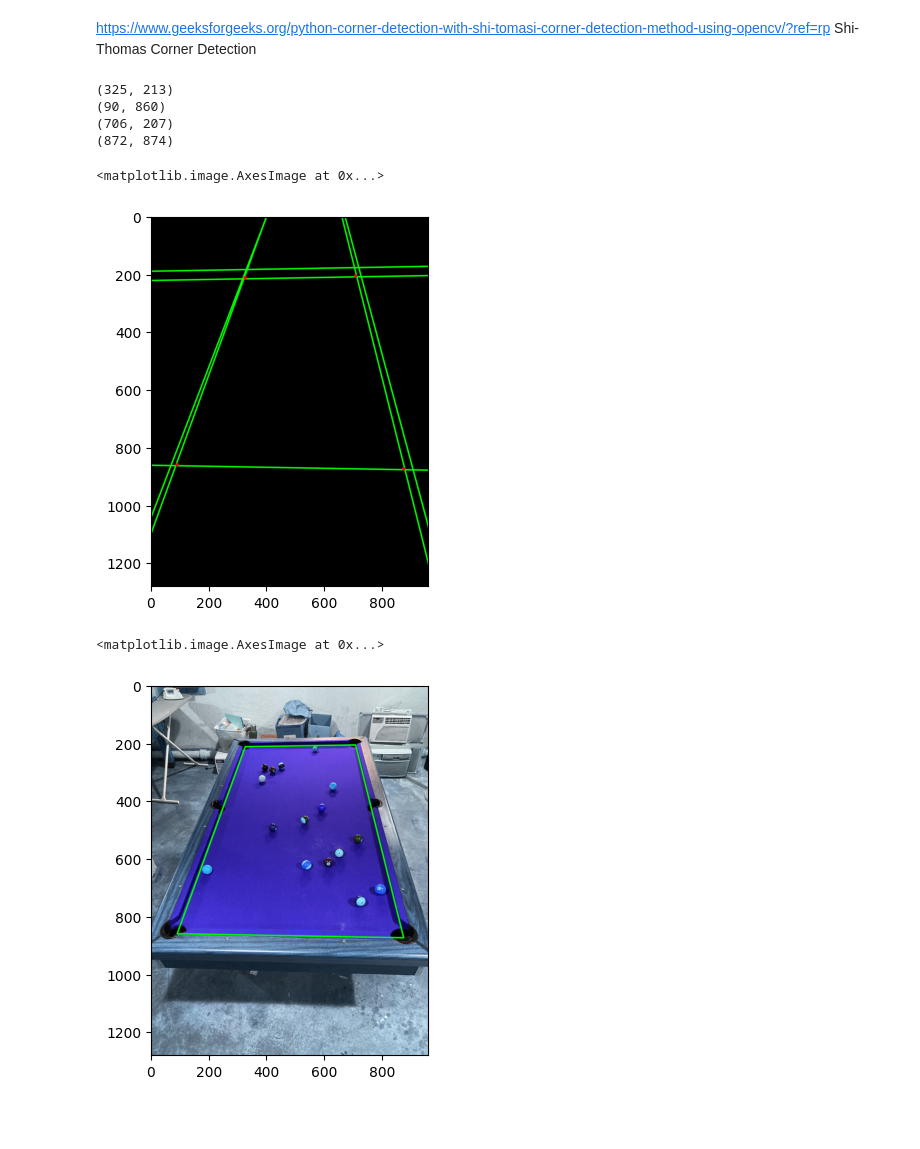
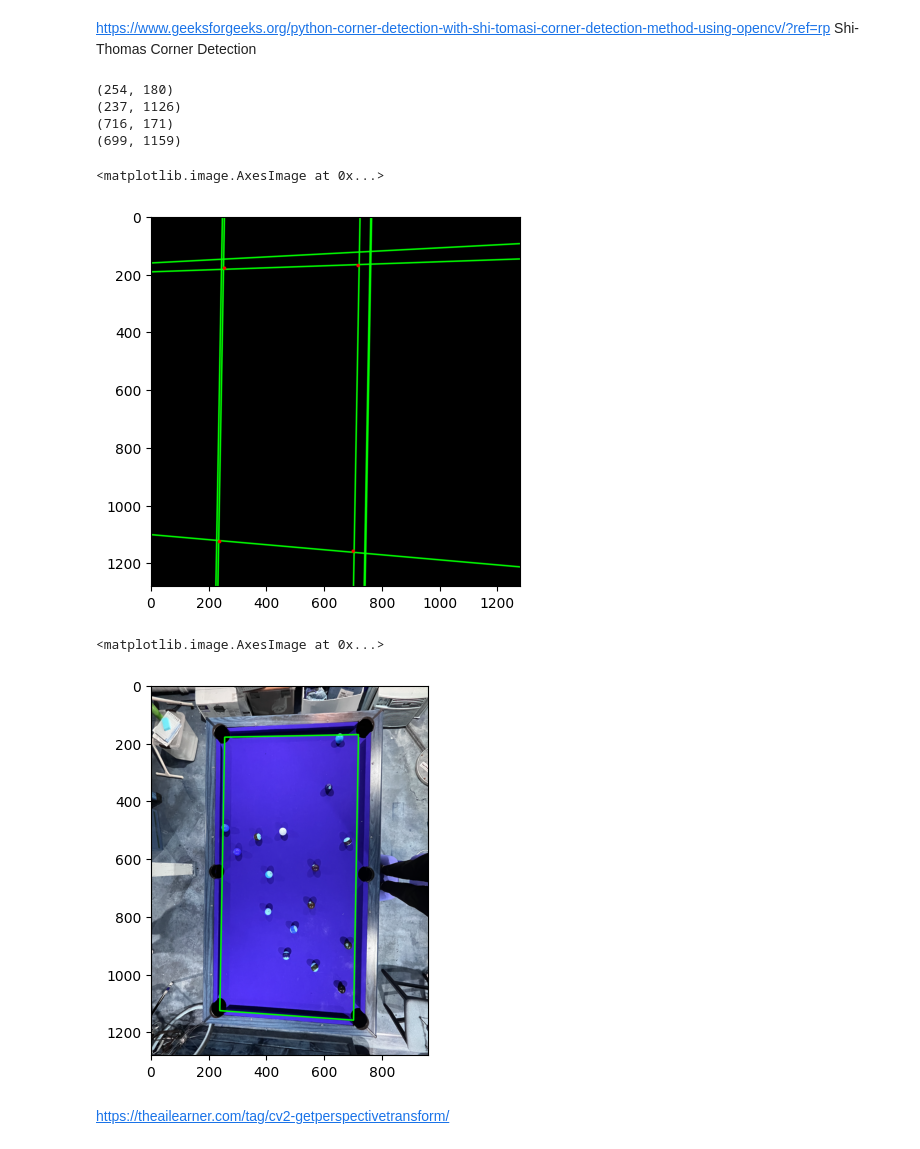
Before and after one commit to bennibbelink/cs766-final-project, a Jupyter notebook: pool_table.ipynb, the cells around one changed output. Saved outputs shown, nothing was run; the diff lists cells and outputs as text; code cells hidden in the pictures; blank space fills up the shorter version.

Commit message:
rotated table

```diff
--- a/pool_table.ipynb
+++ b/pool_table.ipynb
@@ -4,7 +4,7 @@ import cv2
 import numpy as np
 import matplotlib.pyplot as plt
 
-x1='images/all_balls/1280x1280/1.png'
+x1='images/all_balls/1280x1280/IMG_2735.png'
 grayscale = cv2.imread(x1, 0)
 image1 = cv2.imread(x1,1)
 
@@ -43,7 +43,7 @@ plt.show()
 
 import math
 
-msk_lines = np.zeros((1280, 960,3), dtype=np.uint8)
+msk_lines = np.zeros((1280, 1280,3), dtype=np.uint8)
 img_lines = cv2.cvtColor(mask, cv2.COLOR_GRAY2BGR)
 lines = cv2.HoughLines(res,1,np.pi/180,190,None,0,0)
 if lines is not None:
@@ -102,10 +104,10 @@ table_c_dist2 = math.dist(c2, center)
 table_c_dist3 = math.dist(c3, center)
 table_c_dist4 = math.dist(c4, center)
 
-table_corner1 = c1
-table_corner2 = c2
-table_corner3 = c3
-table_corner4 = c4
+table_cornerUL = c1
+table_cornerLL = c2
+table_cornerUR = c3
+table_cornerLR = c4
 
 for i in corners:
     x, y = i.ravel()
@@ -114,60 +116,62 @@ for i in corners:
     euc_3 = math.dist(c3,[x,y])
     euc_4 = math.dist(c4,[x,y])
 
     dist = [euc_1, euc_2, euc_3, euc_4]
     min_euc = min(dist)
 
     if euc_1 == min_euc:
         euc_cen = math.dist(center, [x,y])
         if euc_cen < table_c_dist1:
             table_c_dist1 = euc_cen
-            table_corner1 = (x,y)
+            table_cornerUL = (x,y)
     elif euc_2 ==  min_euc:
         euc_cen = math.dist(center, [x,y])
         if euc_cen < table_c_dist2:
             table_c_dist2 = euc_cen
-            table_corner2 = (x,y)
+            table_cornerLL = (x,y)
     elif euc_3 ==  min_euc:
         euc_cen = math.dist(center, [x,y])
         if euc_cen < table_c_dist3:
             table_c_dist3 = euc_cen
-            table_corner3 = (x,y)
+            table_cornerUR = (x,y)
     else:
         euc_cen = math.dist(center, [x,y])
         if euc_cen < table_c_dist4:
             table_c_dist4 = euc_cen
-            table_corner4 = (x,y)
+            table_cornerLR = (x,y)
     # find which quadrant
     # draw red color circles on all corners
-print(table_corner1)
-print(table_corner2)
-print(table_corner3)
-print(table_corner4)
+print(table_cornerUL)
+print(table_cornerLL)
+print(table_cornerUR)
+print(table_cornerLR)
 
-cv2.circle(msk_lines_out, table_corner1, 6, (255, 0, 0), -1)
-cv2.circle(msk_lines_out, table_corner2, 6, (255, 0, 0), -1)
-cv2.circle(msk_lines_out, table_corner3, 6, (255, 0, 0), -1)
-cv2.circle(msk_lines_out, table_corner4, 6, (255, 0, 0), -1)
+cv2.circle(msk_lines_out, table_cornerUL, 6, (255, 0, 0), -1)
+cv2.circle(msk_lines_out, table_cornerLL, 6, (255, 0, 0), -1)
+cv2.circle(msk_lines_out, table_cornerUR, 6, (255, 0, 0), -1)
+cv2.circle(msk_lines_out, table_cornerLR, 6, (255, 0, 0), -1)
 
 # resulting image
 plt.imshow(msk_lines_out)
 # %% [output]
-(325, 213)
-(90, 860)
-(706, 207)
-(872, 874)
+(254, 180)
+(237, 1126)
+(716, 171)
+(699, 1159)
 <matplotlib.image.AxesImage at 0x...>
-[figure, old version]
+[figure, new version]
 # %%
 img_draw_box = image1.copy()
 
 
-cv2.line(img_draw_box, table_corner1, table_corner2, (0,255,0), 3, cv2.LINE_AA)
-cv2.line(img_draw_box, table_corner2, table_corner4, (0,255,0), 3, cv2.LINE_AA)
-cv2.line(img_draw_box, table_corner4, table_corner3, (0,255,0), 3, cv2.LINE_AA)
-cv2.line(img_draw_box, table_corner3, table_corner1, (0,255,0), 3, cv2.LINE_AA)
+cv2.line(img_draw_box, table_cornerUL, table_cornerUR, (0,255,0), 3, cv2.LINE_AA)
+cv2.line(img_draw_box, table_cornerUR, table_cornerLR, (0,255,0), 3, cv2.LINE_AA)
+cv2.line(img_draw_box, table_cornerLR, table_cornerLL, (0,255,0), 3, cv2.LINE_AA)
+cv2.line(img_draw_box, table_cornerLL, table_cornerUL, (0,255,0), 3, cv2.LINE_AA)
 
 plt.imshow(img_draw_box)
 # %% [output]
 <matplotlib.image.AxesImage at 0x...>
-[figure, old version]
+[figure, new version]
+# %% [markdown]
+https://theailearner.com/tag/cv2-getperspectivetransform/
```
Also changed, not shown: parts of 5 cells of this notebook, 1 other file.
